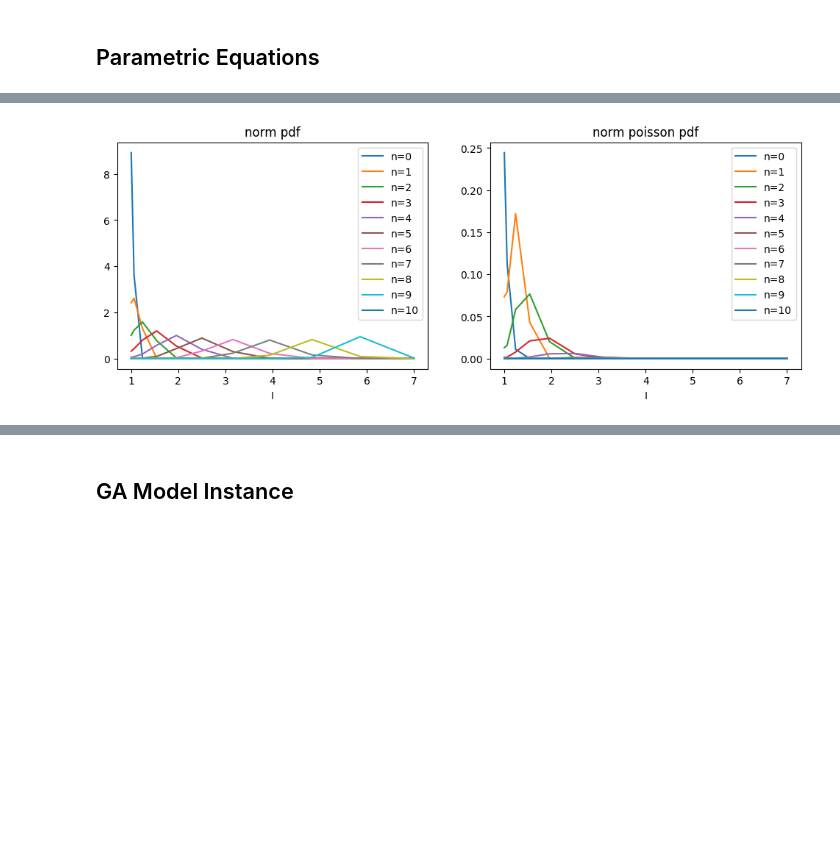
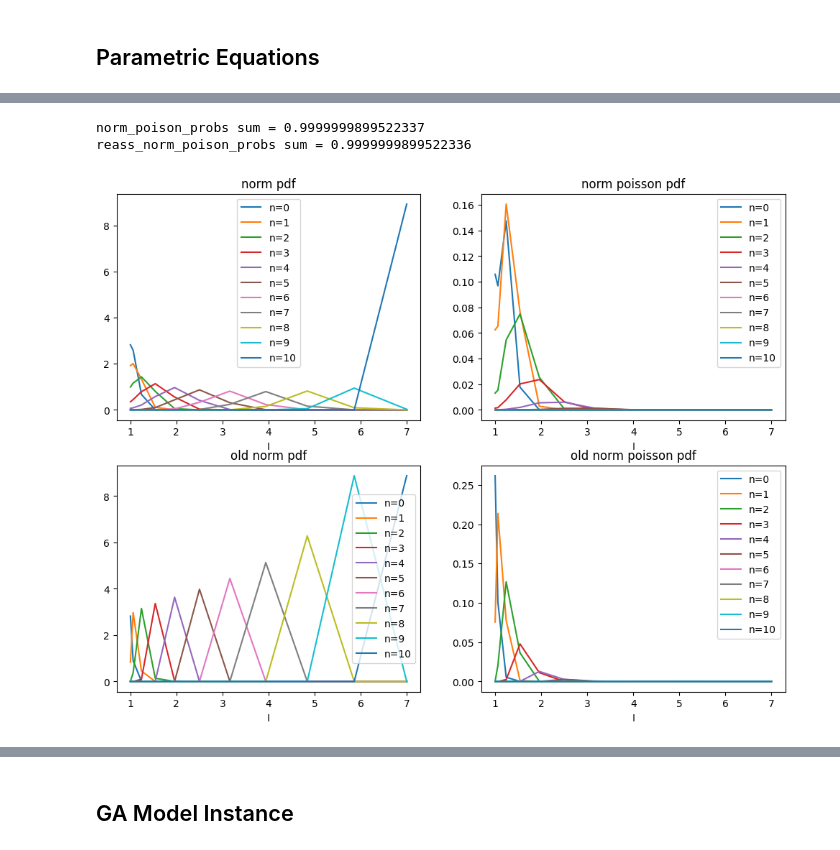
Before and after one commit to jafiorote/ga_error_sources_framework, a Jupyter notebook: notebooks/model_exploration.ipynb, the cells around one changed output, grey strips where cells are left out. Cells and saved outputs as stored; diff of their text form; code cells hidden in the pictures; blank space fills up the shorter version.

```diff
--- a/notebooks/model_exploration.ipynb
+++ b/notebooks/model_exploration.ipynb
@@ -44,12 +45,13 @@ n_max = M + 1
 n_bins = M + 1
 i_nat = 7
 i_0 = 1
-sigma2_0 = 0.002
+sigma2_0 = 0.02
 n_step = 1
 minimize = False
 # %% [markdown]
 ## Protein System Model Instance
 # %%
 norm_psm = NormPSM(M, i_0, i_nat, sigma2_0)
+old_psm = OldPePSM(M, i_0, i_nat, sigma2_0)
 # %% [markdown]
 ## Parametric Equations
@@ -122,20 +116,50 @@ reass_norm_poison_probs sum = 0.9999999899522335
+# %%
+# get data
+old_data, old_bins_center = old_psm.create_data()
+
+# data fitted in norm and probs without poisson weight
+old_pdfs, old_probs = old_psm.get_prob_bins()
+
+# probs with Poisson weight
+old_poison_probs = old_psm.get_probs()
+print(f"norm_poison_probs sum = {np.sum(old_poison_probs)}")
+
+# reassessed probs with Poisson weight
+reass_old_poison_probs = old_psm.reassessment_probs(old_poison_probs)
+print(f"reass_norm_poison_probs sum = {np.sum(reass_old_poison_probs)}")
+# %% [output]
+norm_poison_probs sum = 0.9999999899522337
+reass_norm_poison_probs sum = 0.9999999899522336
 # %%
-fig, axs = plt.subplots(1, 2, figsize=(12, 4))
+fig, axs = plt.subplots(2, 2, figsize=(12, 9))
 cmap = "plasma"
 
 for n, curve in enumerate(norm_pdfs):
-    axs[0].plot(norm_bins_center, curve, label=f"n={n}")
-axs[0].set_title("norm pdf")
-axs[0].set_xlabel("I")
-axs[0].legend()
+    axs[0, 0].plot(norm_bins_center, curve, label=f"n={n}")
+axs[0, 0].set_title("norm pdf")
+axs[0, 0].set_xlabel("I")
+axs[0, 0].legend()
 
 
 for n, curve in enumerate(norm_poison_probs):
-    axs[1].plot(norm_bins_center, curve, label=f"n={n}")
-axs[1].set_title("norm poisson pdf")
-axs[1].set_xlabel("I")
-axs[1].legend()
+    axs[0, 1].plot(norm_bins_center, curve, label=f"n={n}")
+axs[0, 1].set_title("norm poisson pdf")
+axs[0, 1].set_xlabel("I")
+axs[0, 1].legend()
+
+for n, curve in enumerate(old_pdfs):
+    axs[1, 0].plot(norm_bins_center, curve, label=f"n={n}")
+axs[1, 0].set_title("old norm pdf")
+axs[1, 0].set_xlabel("I")
+axs[1, 0].legend()
+
+
+for n, curve in enumerate(old_poison_probs):
+    axs[1, 1].plot(norm_bins_center, curve, label=f"n={n}")
+axs[1, 1].set_title("old norm poisson pdf")
+axs[1, 1].set_xlabel("I")
+axs[1, 1].legend()
 plt.show()
 # %% [output]
-[figure, old version]
+[figure, new version]
 # %%
```
Also changed, not shown: parts of 13 cells of this notebook, 2 other files.
